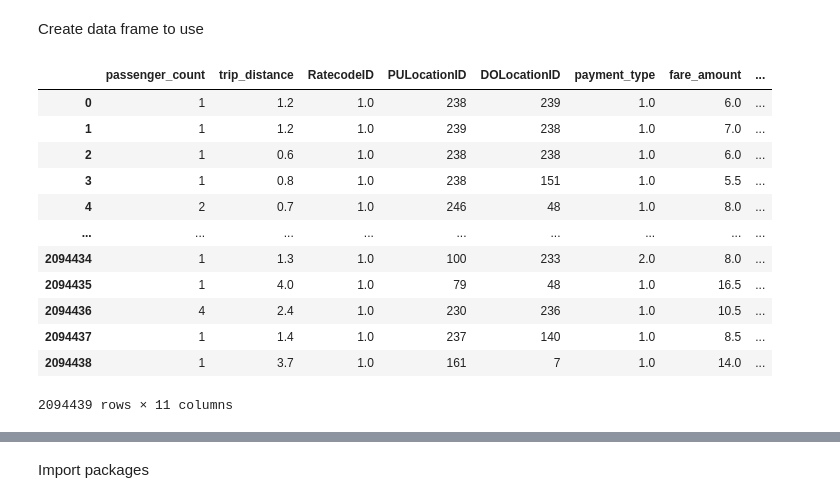
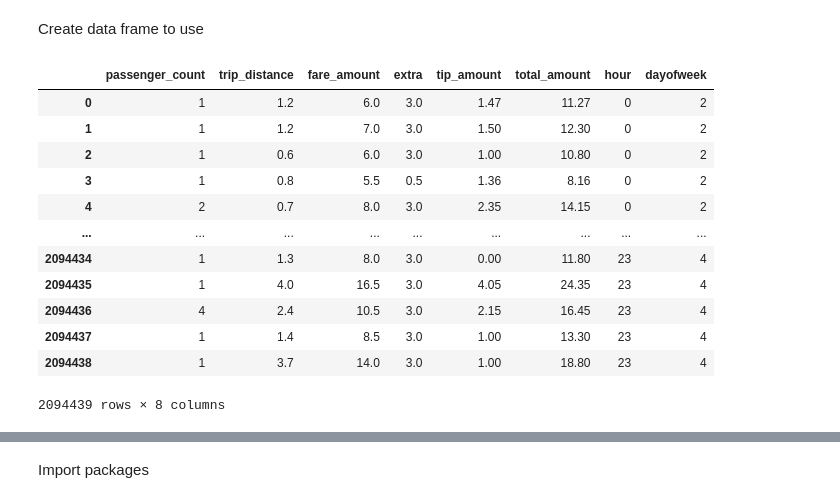
Before and after one commit to Julianna-szabo/Python_Final_Project, a Jupyter notebook: Good_V3_Viki.ipynb, the cells around one changed output, grey strips where cells are left out. Drawn from its saved outputs; the diff is of its cells as text; code cells hidden in the pictures.

Commit message:
finalise writeup part and add clustering

```diff
--- a/Good_V3_Viki.ipynb
+++ b/Good_V3_Viki.ipynb
@@ -655,22 +699,22 @@ sns.scatterplot(data=df_2, x="temp", y="total_amount")
 # %% [markdown]
 Create data frame to use
+# %%
+jan["dayofweek"] = pd.to_datetime(jan["tpep_pickup_datetime"]).dt.dayofweek
 # %%
-clust = df_2[['passenger_count',
-             'trip_distance', 'RatecodeID', 'PULocationID', 'DOLocationID',
-             'payment_type', 'fare_amount', 'extra', 'tip_amount', 'total_amount',
-             'dayofweek']]
+clust = jan[['passenger_count', 'trip_distance', 'fare_amount', 'extra', 'tip_amount', 'total_amount',
+             'hour', "dayofweek"]]
 clust
 # %% [output]
-|  | passenger_count | trip_distance | RatecodeID | PULocationID | DOLocationID | payment_type | fare_amount | ... |
-| 0 | 1 | 1.2 | 1.0 | 238 | 239 | 1.0 | 6.0 | ... |
-| 1 | 1 | 1.2 | 1.0 | 239 | 238 | 1.0 | 7.0 | ... |
-| 2 | 1 | 0.6 | 1.0 | 238 | 238 | 1.0 | 6.0 | ... |
-| 3 | 1 | 0.8 | 1.0 | 238 | 151 | 1.0 | 5.5 | ... |
-| 4 | 2 | 0.7 | 1.0 | 246 | 48 | 1.0 | 8.0 | ... |
+|  | passenger_count | trip_distance | fare_amount | extra | tip_amount | total_amount | hour | dayofweek |
+| 0 | 1 | 1.2 | 6.0 | 3.0 | 1.47 | 11.27 | 0 | 2 |
+| 1 | 1 | 1.2 | 7.0 | 3.0 | 1.50 | 12.30 | 0 | 2 |
+| 2 | 1 | 0.6 | 6.0 | 3.0 | 1.00 | 10.80 | 0 | 2 |
+| 3 | 1 | 0.8 | 5.5 | 0.5 | 1.36 | 8.16 | 0 | 2 |
+| 4 | 2 | 0.7 | 8.0 | 3.0 | 2.35 | 14.15 | 0 | 2 |
 | ... | ... | ... | ... | ... | ... | ... | ... | ... |
-| 2094434 | 1 | 1.3 | 1.0 | 100 | 233 | 2.0 | 8.0 | ... |
-| 2094435 | 1 | 4.0 | 1.0 | 79 | 48 | 1.0 | 16.5 | ... |
-| 2094436 | 4 | 2.4 | 1.0 | 230 | 236 | 1.0 | 10.5 | ... |
-| 2094437 | 1 | 1.4 | 1.0 | 237 | 140 | 1.0 | 8.5 | ... |
-| 2094438 | 1 | 3.7 | 1.0 | 161 | 7 | 1.0 | 14.0 | ... |
+| 2094434 | 1 | 1.3 | 8.0 | 3.0 | 0.00 | 11.80 | 23 | 4 |
+| 2094435 | 1 | 4.0 | 16.5 | 3.0 | 4.05 | 24.35 | 23 | 4 |
+| 2094436 | 4 | 2.4 | 10.5 | 3.0 | 2.15 | 16.45 | 23 | 4 |
+| 2094437 | 1 | 1.4 | 8.5 | 3.0 | 1.00 | 13.30 | 23 | 4 |
+| 2094438 | 1 | 3.7 | 14.0 | 3.0 | 1.00 | 18.80 | 23 | 4 |
-2094439 rows × 11 columns
+2094439 rows × 8 columns
```
Also changed, not shown: parts of 39 cells of this notebook.
